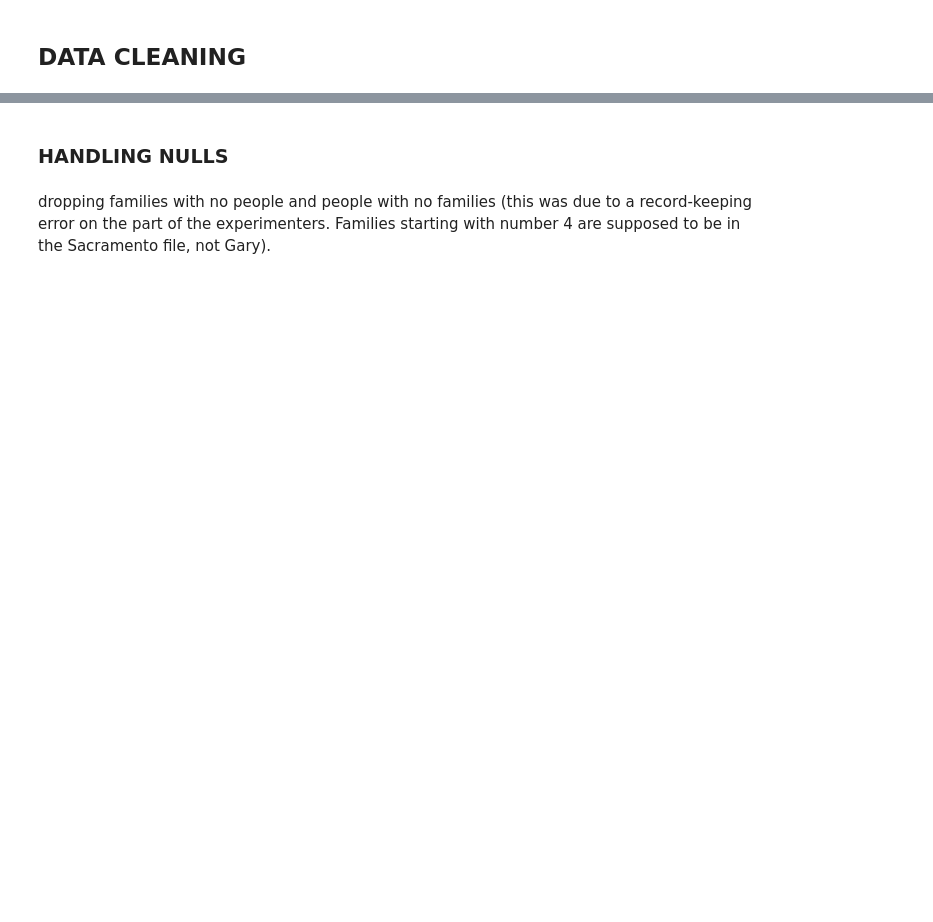
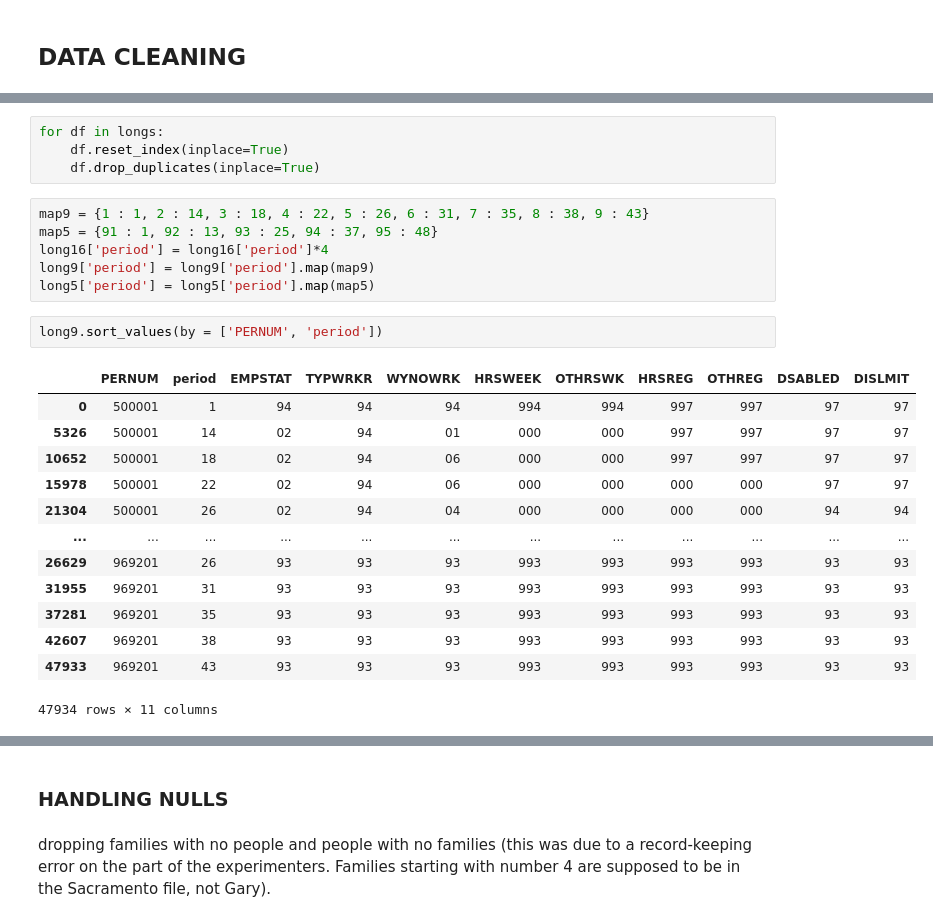
Before and after one commit to luke-swans0n/NIT, a Jupyter notebook: notebooks/NIT_CAPSTONE.ipynb, the cells around one changed output, grey strips where cells are left out. Drawn from its saved outputs; the diff is of its cells as text; blank space fills up the shorter version.

```diff
--- a/notebooks/NIT_CAPSTONE.ipynb
+++ b/notebooks/NIT_CAPSTONE.ipynb
@@ -219,0 +292,26 @@ plt.hist(gary_df['TREATLEV'])
+# %%
+for df in longs:
+    df.reset_index(inplace=True)
+    df.drop_duplicates(inplace=True)
+# %%
+map9 = {1 : 1, 2 : 14, 3 : 18, 4 : 22, 5 : 26, 6 : 31, 7 : 35, 8 : 38, 9 : 43}
+map5 = {91 : 1, 92 : 13, 93 : 25, 94 : 37, 95 : 48}
+long16['period'] = long16['period']*4
+long9['period'] = long9['period'].map(map9)
+long5['period'] = long5['period'].map(map5)
+# %%
+long9.sort_values(by = ['PERNUM', 'period'])
+# %% [output]
+|  | PERNUM | period | EMPSTAT | TYPWRKR | WYNOWRK | HRSWEEK | OTHRSWK | HRSREG | OTHREG | DSABLED | DISLMIT |
+| 0 | 500001 | 1 | 94 | 94 | 94 | 994 | 994 | 997 | 997 | 97 | 97 |
+| 5326 | 500001 | 14 | 02 | 94 | 01 | 000 | 000 | 997 | 997 | 97 | 97 |
+| 10652 | 500001 | 18 | 02 | 94 | 06 | 000 | 000 | 997 | 997 | 97 | 97 |
+| 15978 | 500001 | 22 | 02 | 94 | 06 | 000 | 000 | 000 | 000 | 97 | 97 |
+| 21304 | 500001 | 26 | 02 | 94 | 04 | 000 | 000 | 000 | 000 | 94 | 94 |
+| ... | ... | ... | ... | ... | ... | ... | ... | ... | ... | ... | ... |
+| 26629 | 969201 | 26 | 93 | 93 | 93 | 993 | 993 | 993 | 993 | 93 | 93 |
+| 31955 | 969201 | 31 | 93 | 93 | 93 | 993 | 993 | 993 | 993 | 93 | 93 |
+| 37281 | 969201 | 35 | 93 | 93 | 93 | 993 | 993 | 993 | 993 | 93 | 93 |
+| 42607 | 969201 | 38 | 93 | 93 | 93 | 993 | 993 | 993 | 993 | 93 | 93 |
+| 47933 | 969201 | 43 | 93 | 93 | 93 | 993 | 993 | 993 | 993 | 93 | 93 |
+47934 rows × 11 columns
```
Also changed, not shown: parts of 31 cells of this notebook, 3 other files.
